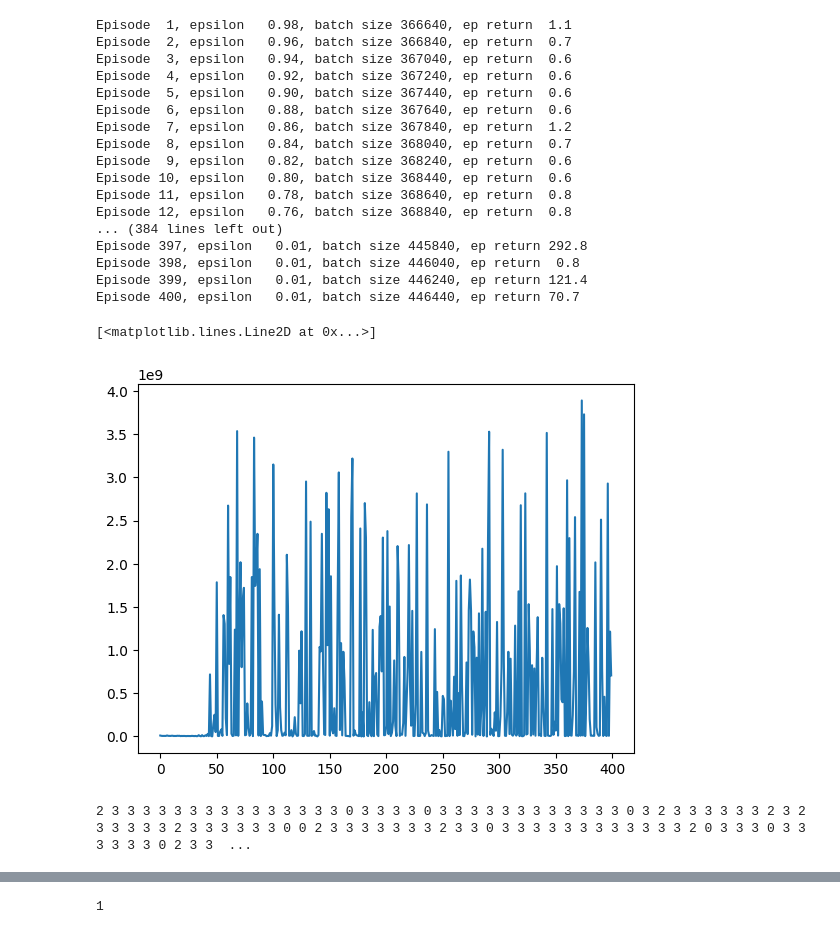
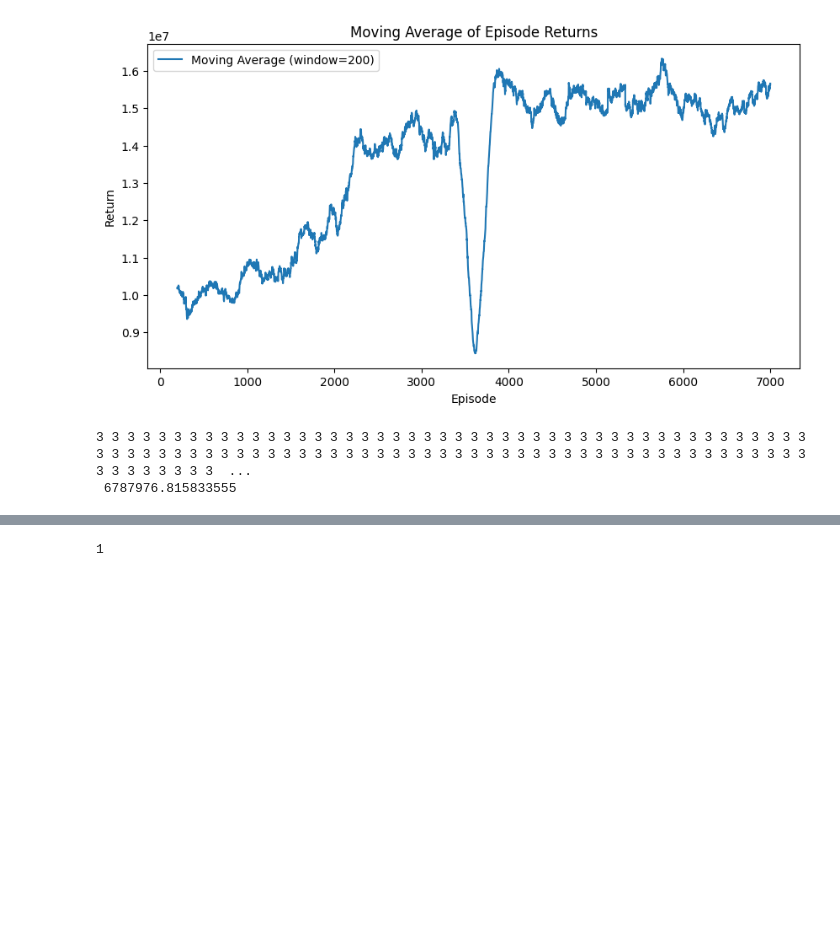
Before and after one commit to RL-MVA-2024-25/mva-rl-assignment-Inirius, a Jupyter notebook: src/test.ipynb, the cells around one changed output, grey strips where cells are left out. Drawn from its saved outputs; the diff is of its cells as text; code cells hidden in the pictures; blank space fills up the shorter version.

```diff
--- a/src/test.ipynb
+++ b/src/test.ipynb
@@ -50,30 +47,27 @@ KeyboardInterrupt:
 # %%
-env = TimeLimit(
-    env=HIVPatient(domain_randomization=True), max_episode_steps=200
-)
-ep_return = agent.train(env,400)
+ep_return.append(agent.train(env, 5000))
 agent.save("model-HIV.pth")
 plt.plot(ep_return)
-# %% [output]
-Episode  1, epsilon   0.98, batch size 366640, ep return  1.1
-Episode  2, epsilon   0.96, batch size 366840, ep return  0.7
-Episode  3, epsilon   0.94, batch size 367040, ep return  0.6
-Episode  4, epsilon   0.92, batch size 367240, ep return  0.6
-Episode  5, epsilon   0.90, batch size 367440, ep return  0.6
-Episode  6, epsilon   0.88, batch size 367640, ep return  0.6
-Episode  7, epsilon   0.86, batch size 367840, ep return  1.2
-Episode  8, epsilon   0.84, batch size 368040, ep return  0.7
-Episode  9, epsilon   0.82, batch size 368240, ep return  0.6
-Episode 10, epsilon   0.80, batch size 368440, ep return  0.6
-Episode 11, epsilon   0.78, batch size 368640, ep return  0.8
-Episode 12, epsilon   0.76, batch size 368840, ep return  0.8
-... (384 lines left out)
-Episode 397, epsilon   0.01, batch size 445840, ep return 292.8
-Episode 398, epsilon   0.01, batch size 446040, ep return  0.8
-Episode 399, epsilon   0.01, batch size 446240, ep return 121.4
-Episode 400, epsilon   0.01, batch size 446440, ep return 70.7
-[<matplotlib.lines.Line2D at 0x...>]
-[figure, removed]
+# %%
+import pandas as pd
+
+# Convert ep_return to a pandas Series
+ep_return_series = pd.Series(ep_return)
+
+# Calculate the moving average with a window size of 50
+win = 200
+moving_average = ep_return_series.rolling(window=win).mean()
+
+# Plot the moving average
+plt.figure(figsize=(10, 5))
+plt.plot(moving_average, label=f'Moving Average (window={win})')
+plt.xlabel('Episode')
+plt.ylabel('Return')
+plt.title('Moving Average of Episode Returns')
+plt.legend()
+plt.show()
+# %% [output]
+[figure, added]
 # %%
 obs, info = env.reset()
 done = False
@@ -84,9 +78,10 @@ while not done and not truncated:
     print(action, end=" ")
     obs, reward, done, truncated, _ = env.step(action)
     episode_reward += reward
-print(episode_reward)
+print("\n",episode_reward)
 # %% [output]
-2 3 3 3 3 3 3 3 3 3 3 3 3 3 3 3 0 3 3 3 3 0 3 3 3 3 3 3 3 3 3 3 3 3 0 3 2 3 3 3 3 3 3 2 3 2 3 3 3 3 3 2 3 3 3 3 3 3 0 0 2 3 3 3 3 3 3 3 2 3 3 0 3 3 3 3 3 3 3 3 3 3 3 3 2 0 3 3 3 0 3 3 3 3 3 3 0 2 3 3  ...
+3 3 3 3 3 3 3 3 3 3 3 3 3 3 3 3 3 3 3 3 3 3 3 3 3 3 3 3 3 3 3 3 3 3 3 3 3 3 3 3 3 3 3 3 3 3 3 3 3 3 3 3 3 3 3 3 3 3 3 3 3 3 3 3 3 3 3 3 3 3 3 3 3 3 3 3 3 3 3 3 3 3 3 3 3 3 3 3 3 3 3 3 3 3 3 3 3 3 3 3  ...
+ 6787976.815833555
 # %%
 from evaluate import evaluate_HIV, evaluate_HIV_population
 
```
Also changed, not shown: parts of 6 cells of this notebook, 3 other files.
